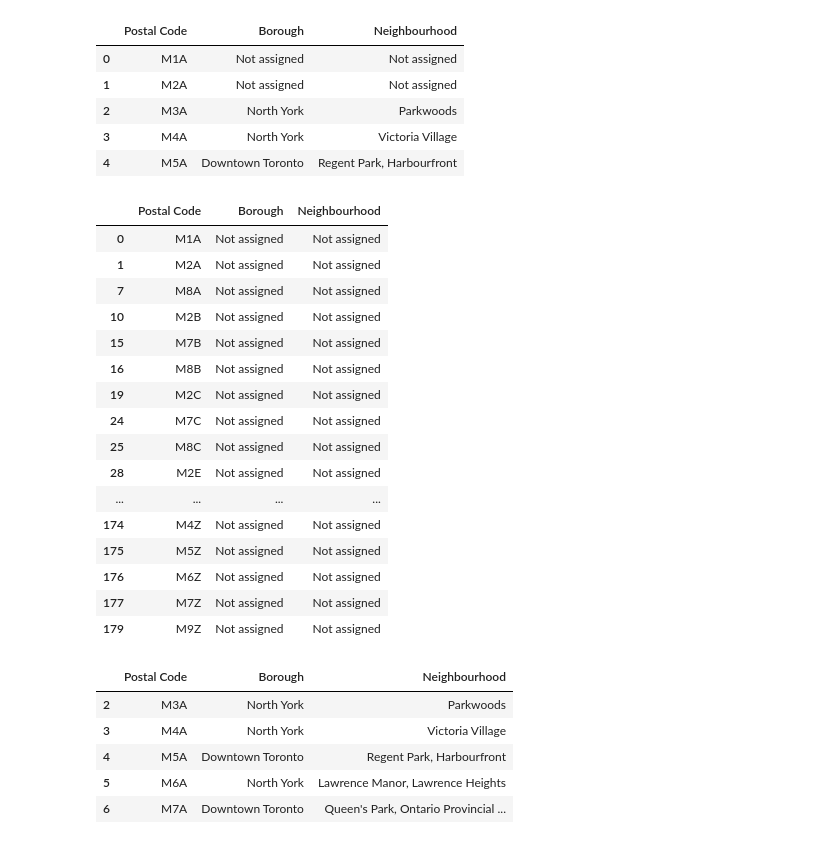
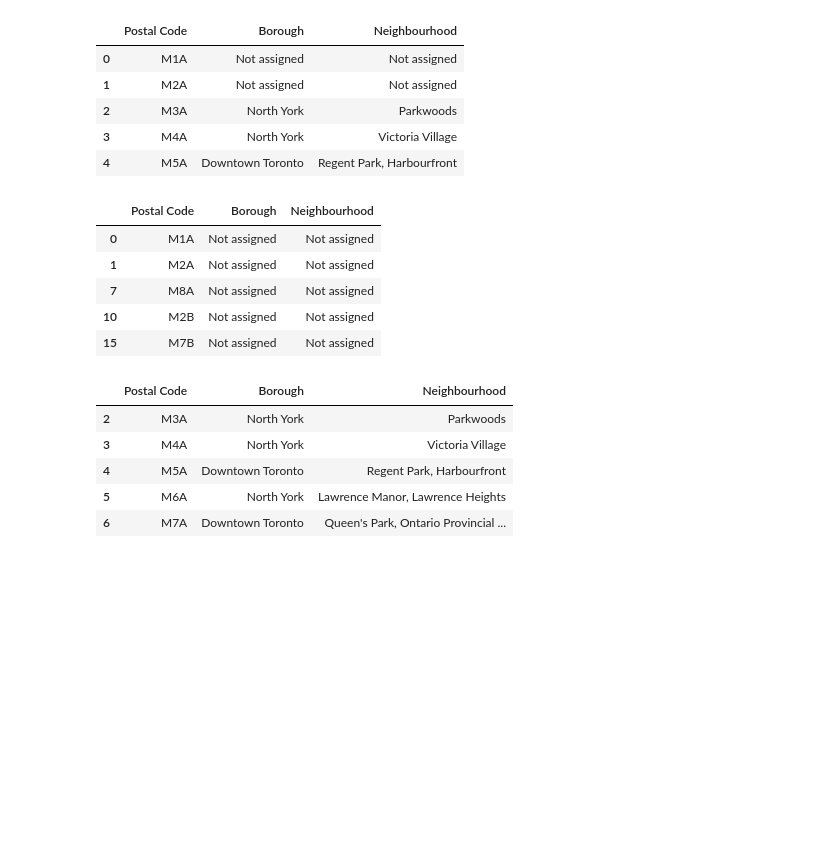
Before and after one commit to alexwei215/IBM_Capstone_Project, a Jupyter notebook: Toronto Neighborhood.ipynb, the cells around one changed output. Saved outputs shown, nothing was run; the diff lists cells and outputs as text; code cells hidden in the pictures; blank space fills up the shorter version.

```diff
--- a/Toronto Neighborhood.ipynb
+++ b/Toronto Neighborhood.ipynb
@@ -19,25 +19,14 @@ df.head()
 # %%
 # Check Not Assigned Data Points
 df_check = df[df.Borough == 'Not assigned']
-df_check
+df_check.head()
 # %% [output]
 |  | Postal Code | Borough | Neighbourhood |
 | 0 | M1A | Not assigned | Not assigned |
 | 1 | M2A | Not assigned | Not assigned |
 | 7 | M8A | Not assigned | Not assigned |
 | 10 | M2B | Not assigned | Not assigned |
 | 15 | M7B | Not assigned | Not assigned |
-| 16 | M8B | Not assigned | Not assigned |
-| 19 | M2C | Not assigned | Not assigned |
-| 24 | M7C | Not assigned | Not assigned |
-| 25 | M8C | Not assigned | Not assigned |
-| 28 | M2E | Not assigned | Not assigned |
-| ... | ... | ... | ... |
-| 174 | M4Z | Not assigned | Not assigned |
-| 175 | M5Z | Not assigned | Not assigned |
-| 176 | M6Z | Not assigned | Not assigned |
-| 177 | M7Z | Not assigned | Not assigned |
-| 179 | M9Z | Not assigned | Not assigned |
 # %%
 # There's no valid Borough with an Not Assigned Neighbourhood
 # Clean up null data points
```
Also changed, not shown: parts of 27 cells of this notebook.
